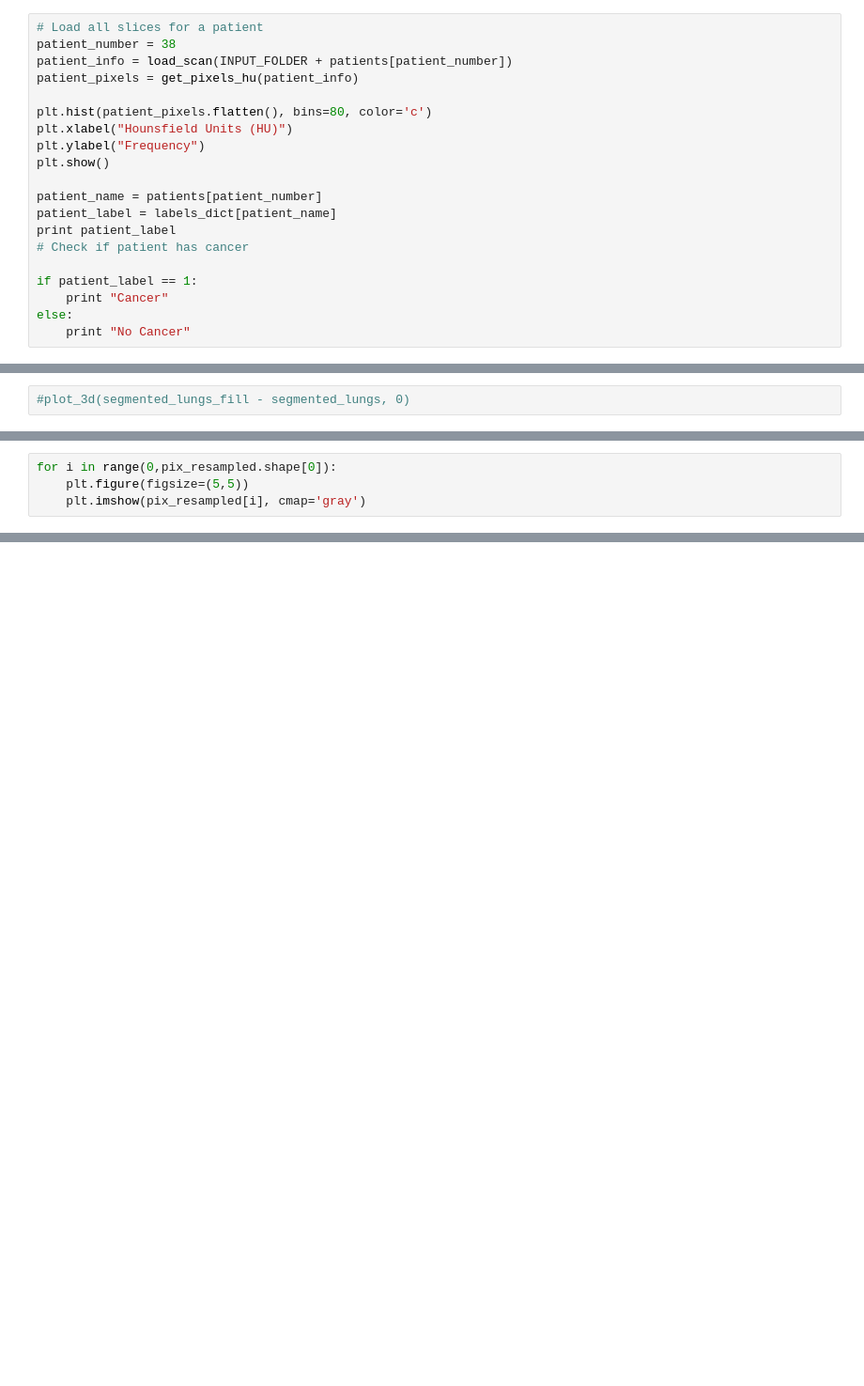
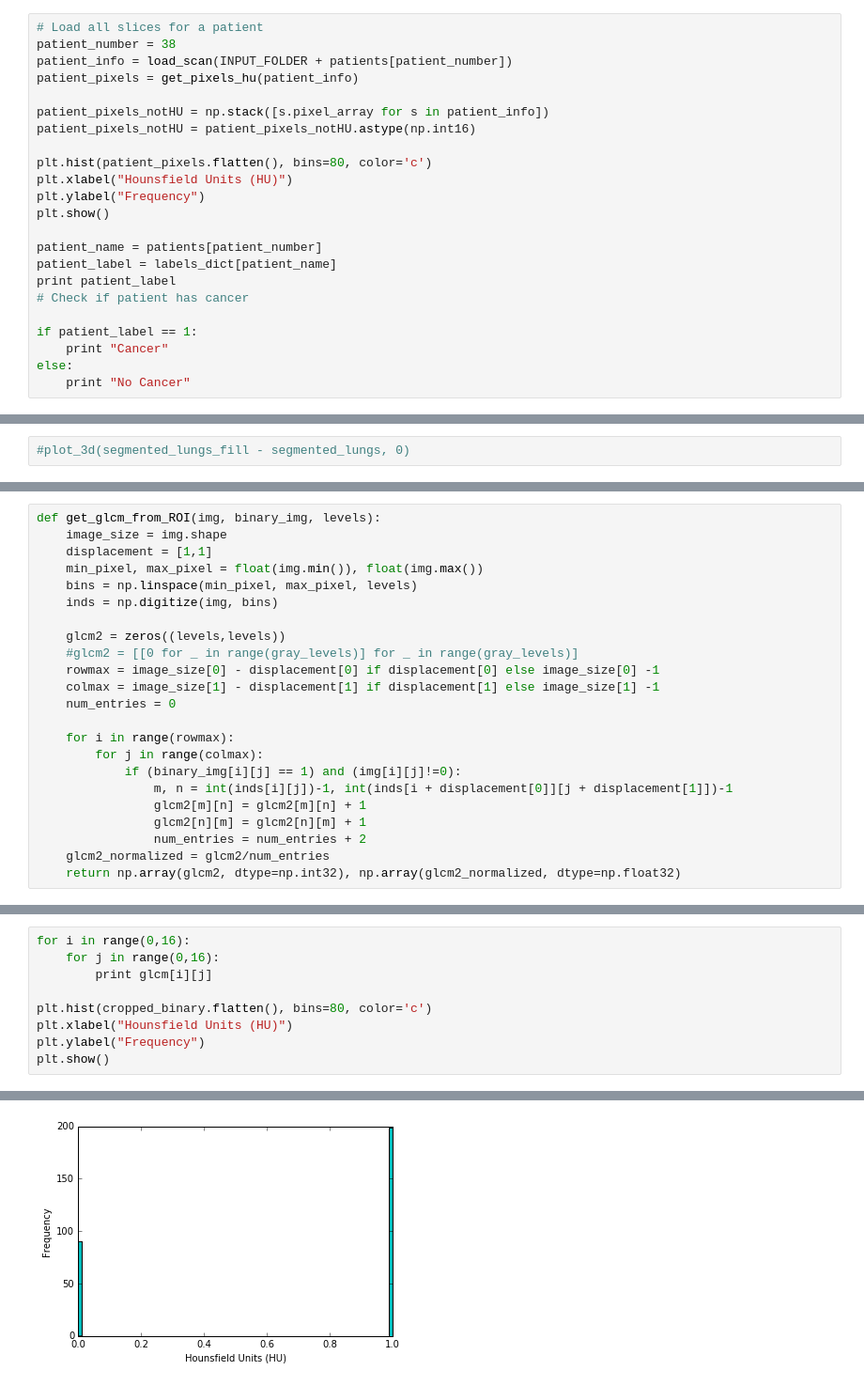
Before and after one commit to Cjeschke91/lungCancer, a Jupyter notebook: lungCancer_HUpixels.ipynb, the cells around one changed output, grey strips where cells are left out. Shown: that part at 94% size. Saved outputs shown, nothing was run; the diff lists cells and outputs as text; blank space fills up the shorter version.

```diff
--- a/lungCancer_HUpixels.ipynb
+++ b/lungCancer_HUpixels.ipynb
@@ -126,6 +127,9 @@ for i in range(0,len(noncancer_patients)):
 patient_number = 38
 patient_info = load_scan(INPUT_FOLDER + patients[patient_number])
 patient_pixels = get_pixels_hu(patient_info)
+
+patient_pixels_notHU = np.stack([s.pixel_array for s in patient_info])
+patient_pixels_notHU = patient_pixels_notHU.astype(np.int16)
 
 plt.hist(patient_pixels.flatten(), bins=80, color='c')
 plt.xlabel("Hounsfield Units (HU)")
@@ -300,4 +300,0 @@ plt.imshow(pix_resampled[slice_number2], cmap='gray')
-# %%
-for i in range(0,pix_resampled.shape[0]):
-    plt.figure(figsize=(5,5))
-    plt.imshow(pix_resampled[i], cmap='gray')
@@ -340,0 +301,23 @@ print temp
+# %%
+def get_glcm_from_ROI(img, binary_img, levels):
+    image_size = img.shape
+    displacement = [1,1]
+    min_pixel, max_pixel = float(img.min()), float(img.max())
+    bins = np.linspace(min_pixel, max_pixel, levels)
+    inds = np.digitize(img, bins)
+
+    glcm2 = zeros((levels,levels))
+    #glcm2 = [[0 for _ in range(gray_levels)] for _ in range(gray_levels)]
+    rowmax = image_size[0] - displacement[0] if displacement[0] else image_size[0] -1
+    colmax = image_size[1] - displacement[1] if displacement[1] else image_size[1] -1
+    num_entries = 0
+
+    for i in range(rowmax):
+        for j in range(colmax):
+            if (binary_img[i][j] == 1) and (img[i][j]!=0):
+                m, n = int(inds[i][j])-1, int(inds[i + displacement[0]][j + displacement[1]])-1
+                glcm2[m][n] = glcm2[m][n] + 1
+                glcm2[n][m] = glcm2[n][m] + 1
+                num_entries = num_entries + 2
+    glcm2_normalized = glcm2/num_entries
+    return np.array(glcm2, dtype=np.int32), np.array(glcm2_normalized, dtype=np.float32)
@@ -387,0 +447,10 @@ plt.imshow(img,cmap='gray')
+# %%
+for i in range(0,16):
+    for j in range(0,16):
+        print glcm[i][j]
+
+plt.hist(cropped_binary.flatten(), bins=80, color='c')
+plt.xlabel("Hounsfield Units (HU)")
+plt.ylabel("Frequency")
+plt.show()
+# %% [output]
@@ -388,3 +474,4 @@ plt.imshow(img,cmap='gray')
+[figure, added]
 # %%
 x = bboxes[24][1]
 y = bboxes[24][0]
```
Also changed, not shown: parts of 13 cells of this notebook.
